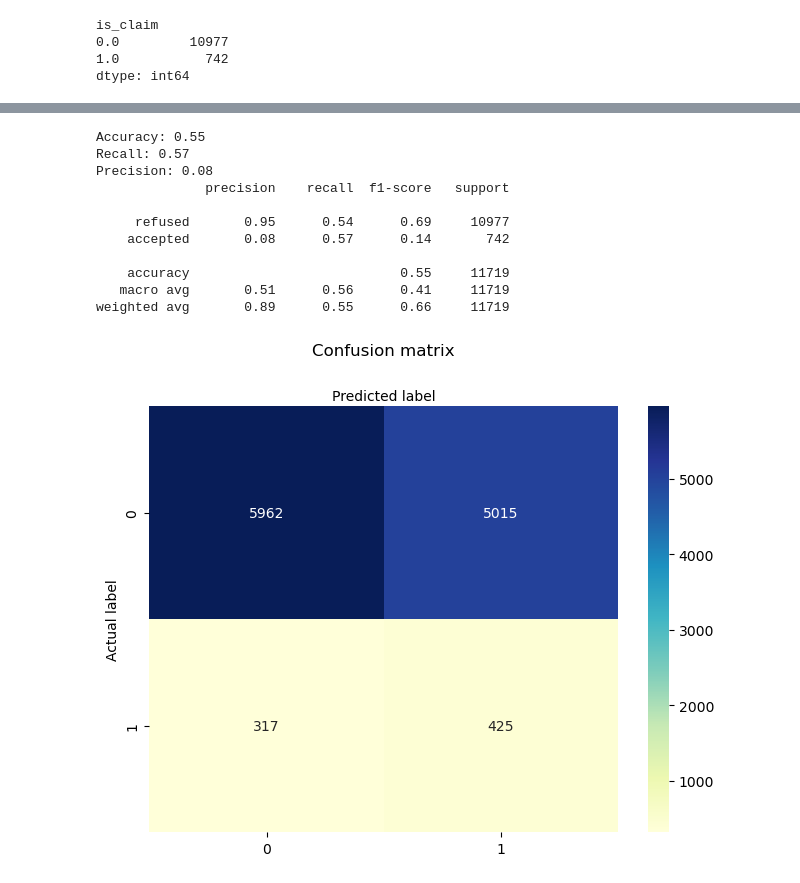
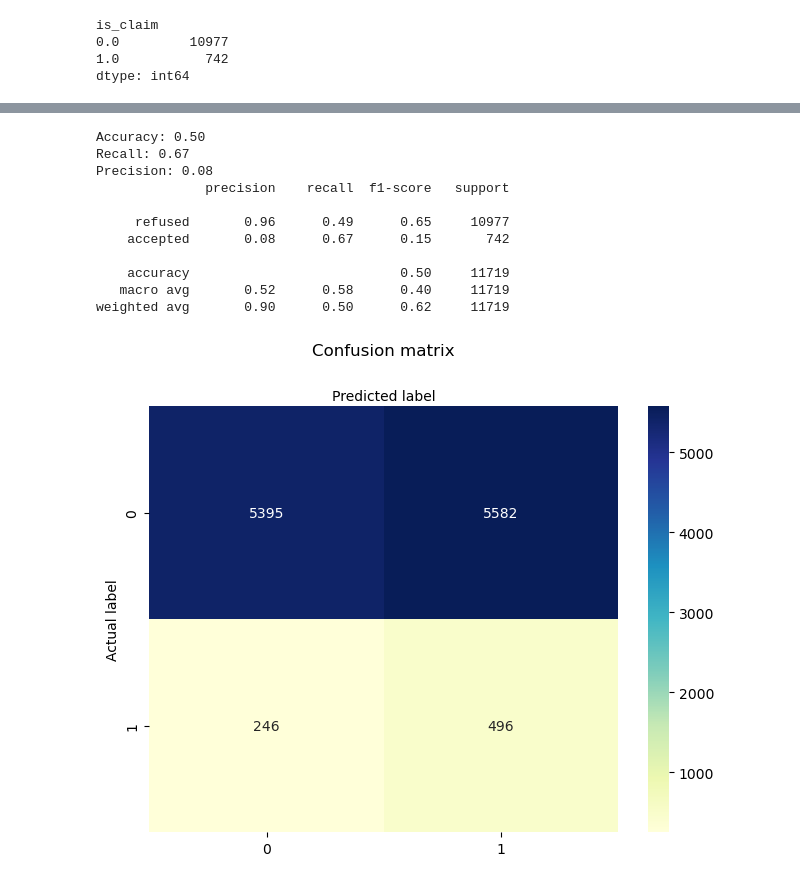
Before and after one commit to annaziegert/insurance_claim_prediciton_nova, a Jupyter notebook: Random Forest.ipynb, the cells around one changed output, grey strips where cells are left out. Saved outputs shown, nothing was run; the diff lists cells and outputs as text; code cells hidden in the pictures.

Commit message:
random forest

```diff
--- a/Random Forest.ipynb
+++ b/Random Forest.ipynb
@@ -76,0 +365,24 @@ dtype: int64
+# %%
+# Initialize the SMOTE object with desired hyperparameters
+SMOTE = SMOTE(sampling_strategy='auto', random_state=42)
+
+X = data.drop(['is_claim'],axis=1)# Features
+y = data.is_claim # Target variable
+features=X.columns
+
+X_train, X_test, y_train, y_test = train_test_split(X, y, test_size=0.2,random_state=16,shuffle=False)
+
+# Fit and transform the data
+X_oversampled, y_oversampled = SMOTE.fit_resample(X_train, y_train) # this is the new resampled data set with equal number of classes 0 and 1
+# %%
+
+# instantiate the model (using the default parameters)
+#  {'max_depth': 20, 'min_samples_leaf': 1, 'min_samples_split': 2, 'n_estimators': 300}
+logreg =RandomForestClassifier(n_estimators=300, max_depth=20, min_samples_leaf=1, min_samples_split=2 random_state=42)
+
+# fit the model with data
+clf=logreg.fit(X_oversampled, y_oversampled)
+y_pred = logreg.predict(X_test)
+df = pd.DataFrame(features, columns =['Feature'])
+df['coefficients']=clf.feature_importances_.T
+df.sort_values(by='coefficients',ascending=False)
@@ -146,5 +460,5 @@ Optimal threshold: 0.03
 # %%
-threshold = 0.04
+threshold = 0.12
 
 predicted_proba = logreg.predict_proba(X_test)
 y_pred = (predicted_proba [:,1] >= threshold).astype('int')
@@ -158,38 +472,38 @@ print("Recall: {:.2f}".format(recall))
 
 # Evaluate the precision of the model
 precision = precision_score(y_test, y_pred)
 print("Precision: {:.2f}".format(precision))
 
 
 # Calculate the confusion matrix of the model
 cnf_matrix = confusion_matrix(y_test, y_pred)
 
 
 class_names=[0,1] # name  of classes
 fig, ax = plt.subplots()
 tick_marks = np.arange(len(class_names))
 plt.xticks(tick_marks, class_names)
 plt.yticks(tick_marks, class_names)
 # create heatmap
 sns.heatmap(pd.DataFrame(cnf_matrix), annot=True, cmap="YlGnBu" ,fmt='g')
 ax.xaxis.set_label_position("top")
 plt.tight_layout()
 plt.title('Confusion matrix', y=1.1)
 plt.ylabel('Actual label')
 plt.xlabel('Predicted label')
 # Print the evaluation matrix
 target_names = ['refused', 'accepted']
 print(classification_report(y_test, y_pred, target_names=target_names))
 # %% [output]
-Accuracy: 0.55
-Recall: 0.57
+Accuracy: 0.50
+Recall: 0.67
 Precision: 0.08
               precision    recall  f1-score   support
 
-     refused       0.95      0.54      0.69     10977
-    accepted       0.08      0.57      0.14       742
+     refused       0.96      0.49      0.65     10977
+    accepted       0.08      0.67      0.15       742
 
-    accuracy                           0.55     11719
-   macro avg       0.51      0.56      0.41     11719
-weighted avg       0.89      0.55      0.66     11719
+    accuracy                           0.50     11719
+   macro avg       0.52      0.58      0.40     11719
+weighted avg       0.90      0.50      0.62     11719
-[figure, old version]
+[figure, new version]
```
Also changed, not shown: parts of 24 cells of this notebook.
